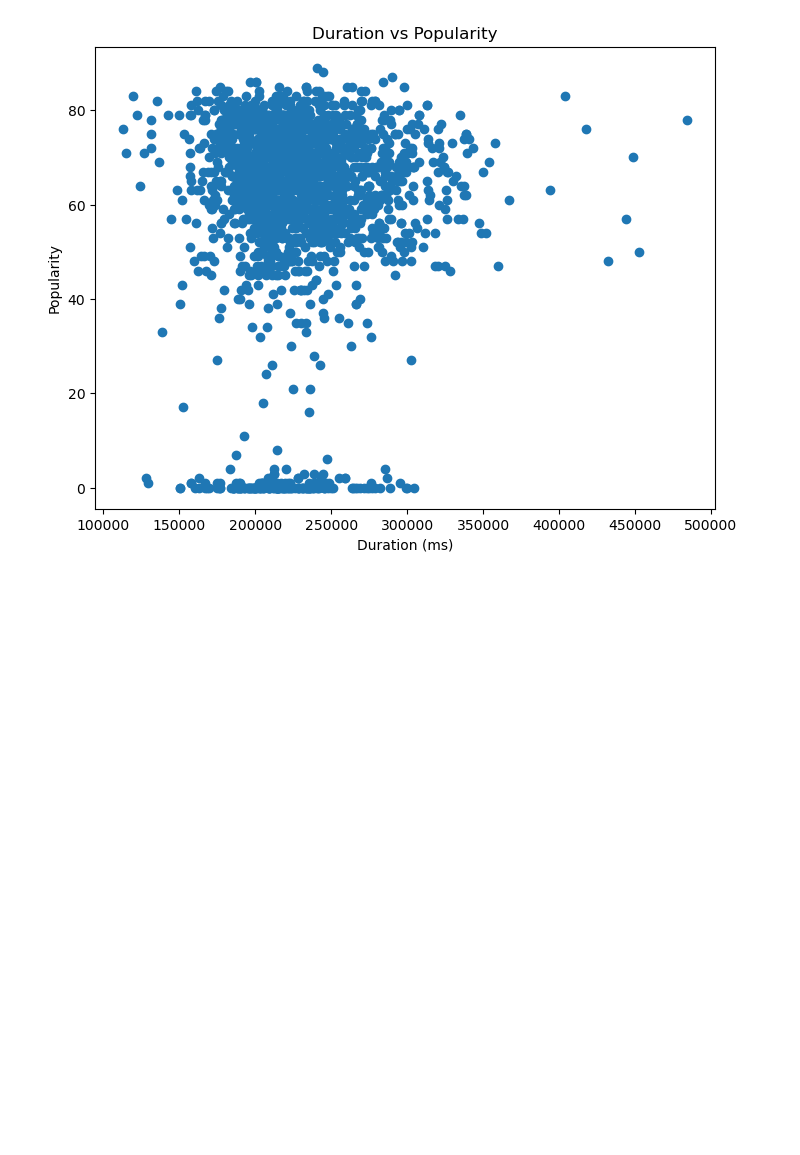
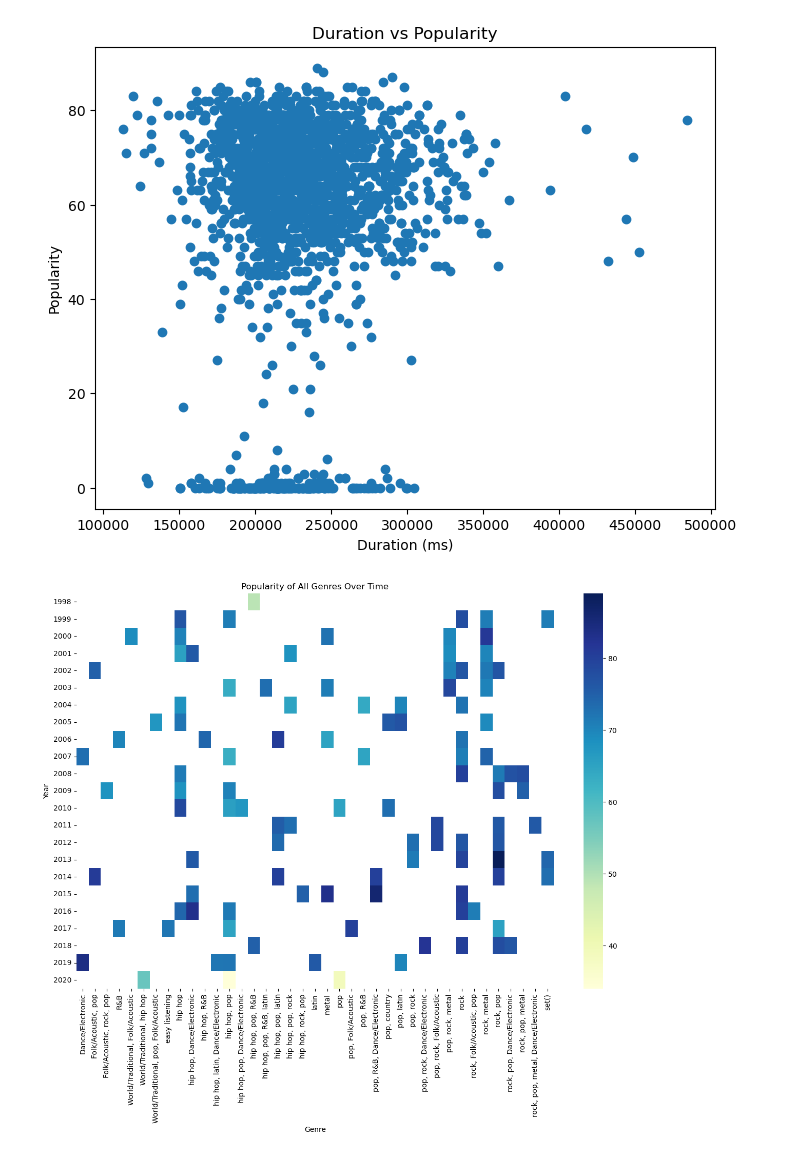
Before and after one commit to Ifaxox/Project-1-Data_Vis_Spotify, a Jupyter notebook: Final.analysis.ipynb, the cells around one changed output. Drawn from its saved outputs; the diff is of its cells as text; code cells hidden in the pictures; blank space fills up the shorter version.

```diff
--- a/Final.analysis.ipynb
+++ b/Final.analysis.ipynb
@@ -74,3 +74,30 @@ plt.title('Duration vs Popularity')
 plt.show()
 # %% [output]
 [figure]
+# %%
+# converting the 'popularity' column to numeric
+df['popularity'] = pd.to_numeric(df['popularity'])
+
+# grouping the data by genre and year, and calculate the mean popularity for each genre in each year
+genre_year_popularity = df.groupby(['year', 'genre'])['popularity'].mean().reset_index()
+
+# sorting the dataframe by popularity in descending order
+genre_year_popularity = genre_year_popularity.sort_values(['year', 'popularity'], ascending=[True, False])
+
+# finding the top 5 most popular genres for each year
+top_5_genres_per_year = genre_year_popularity.groupby('year').head(5)
+
+# creating a pivot table for the heatmap. rows represent years, columns represent genres,
+# and cell values represent popularity
+heatmap_data = top_5_genres_per_year.pivot_table(index='year', columns='genre', values='popularity')
+
+# createing a heatmap
+plt.figure(figsize=(15, 10))
+sns.heatmap(heatmap_data, cmap='YlGnBu')
+
+plt.title('Popularity of All Genres Over Time')
+plt.xlabel('Genre')
+plt.ylabel('Year')
+plt.show()
+# %% [output]
+[figure, added]
```
Also changed, not shown: parts of 3 cells of this notebook, 9 other files.
